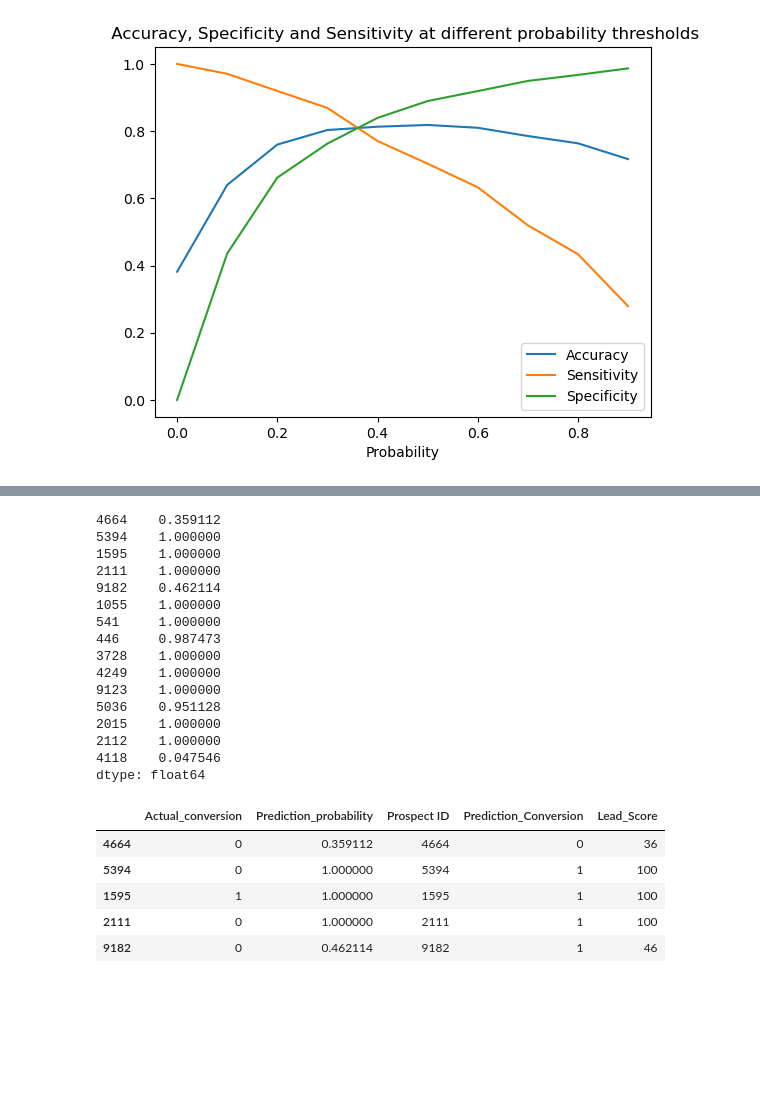
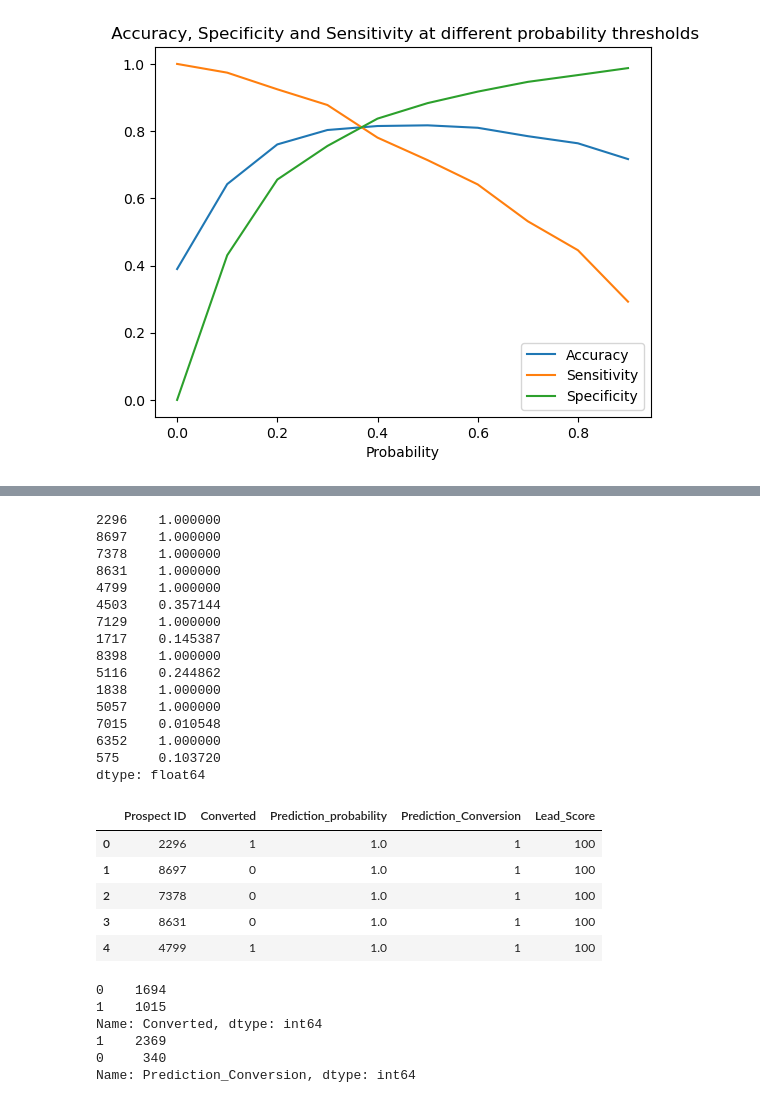
Before and after one commit to ketanchinchalkar/LeadScoringAssignmentFolder, a Jupyter notebook: Lead Scoring - Logistic Regression.ipynb, the cells around one changed output, grey strips where cells are left out. Saved outputs shown, nothing was run; the diff lists cells and outputs as text; code cells hidden in the pictures; blank space fills up the shorter version.

```diff
--- a/Lead Scoring - Logistic Regression.ipynb
+++ b/Lead Scoring - Logistic Regression.ipynb
@@ -1454,44 +1454,65 @@ Recall of Training =  0.8017420157610949
 # Just transform the test set with Min Max scaler
 # adding a sm constant
 # making predictions with the model 6 results
-
+X_test = X_test[cols]
 X_test[['TotalVisits','Total Time Spent on Website']] = scaler.transform(X_test[['TotalVisits','Total Time Spent on Website']])
-X_test = X_test[cols]
 X_test_sm = sm.add_constant(X_test)
 y_test_predictions = result_logregModel6.predict(X_test_sm)
 y_test_predictions[:15]
 # %% [output]
-4664    0.359112
-5394    1.000000
-1595    1.000000
-2111    1.000000
-9182    0.462114
-1055    1.000000
-541     1.000000
-446     0.987473
-3728    1.000000
-4249    1.000000
-9123    1.000000
-5036    0.951128
-2015    1.000000
-2112    1.000000
-4118    0.047546
+2296    1.000000
+8697    1.000000
+7378    1.000000
+8631    1.000000
+4799    1.000000
+4503    0.357144
+7129    1.000000
+1717    0.145387
+8398    1.000000
+5116    0.244862
+1838    1.000000
+5057    1.000000
+7015    0.010548
+6352    1.000000
+575     0.103720
 dtype: float64
 # %%
 # create a dataframe dataset which will take the converted from y test and the prediction probabilities for comparison
 y_test_df = pd.DataFrame(y_test)
-y_test_predictions_final = pd.DataFrame({'Actual_conversion':y_test_df.Converted, 'Prediction_probability':y_test_predictions})
-y_test_predictions_final['Prospect ID'] = y_test_df.index
+y_test_predictions_df = pd.DataFrame(y_test_predictions)
+
+y_test_df['Prospect ID'] = y_test_df.index
+y_test_predictions_df.reset_index(drop=True, inplace=True)
+y_test_df.reset_index(drop=True, inplace=True)
+
+y_test_predictions_final = pd.concat([y_test_df, y_test_predictions_df],axis=1)
+
+y_test_predictions_final= y_test_predictions_final.rename(columns={ 0 : 'Prediction_probability'})
+y_test_predictions_final = y_test_predictions_final.reindex(columns=['Prospect ID','Converted','Prediction_probability'])
+#y_test_predictions_final.reindex_axis(['Prospect ID','Actual_conversion','Prediction_probability'], axis=1)
+
+#y_test_predictions_final = pd.DataFrame({'Actual_conversion':y_test_df.Converted, 'Prediction_probability':y_test_predictions})
+#y_test_predictions_final['Prospect ID'] = y_test_df.index
 y_test_predictions_final['Prediction_Conversion'] = y_test_predictions_final.Prediction_probability.map(lambda x: 1 if x > 0.36 else 0)
 y_test_predictions_final['Lead_Score'] = y_test_predictions_final.Prediction_probability.map( lambda x: round(x*100))
 y_test_predictions_final.head()
 # %% [output]
-|  | Actual_conversion | Prediction_probability | Prospect ID | Prediction_Conversion | Lead_Score |
-| 4664 | 0 | 0.359112 | 4664 | 0 | 36 |
-| 5394 | 0 | 1.000000 | 5394 | 1 | 100 |
-| 1595 | 1 | 1.000000 | 1595 | 1 | 100 |
-| 2111 | 0 | 1.000000 | 2111 | 1 | 100 |
-| 9182 | 0 | 0.462114 | 9182 | 1 | 46 |
+|  | Prospect ID | Converted | Prediction_probability | Prediction_Conversion | Lead_Score |
+| 0 | 2296 | 1 | 1.0 | 1 | 100 |
+| 1 | 8697 | 0 | 1.0 | 1 | 100 |
+| 2 | 7378 | 0 | 1.0 | 1 | 100 |
+| 3 | 8631 | 0 | 1.0 | 1 | 100 |
+| 4 | 4799 | 1 | 1.0 | 1 | 100 |
+# %%
+print(y_test_predictions_final.Converted.value_counts())
+print(y_test_predictions_final.Prediction_Conversion.value_counts())
+# %% [output]
+0    1694
+1    1015
+Name: Converted, dtype: int64
+1    2369
+0     340
+Name: Prediction_Conversion, dtype: int64
 # %%
 # calculate all the score for evaluation of test data
 # calculate accuracy
```
Also changed, not shown: parts of 26 cells of this notebook.
